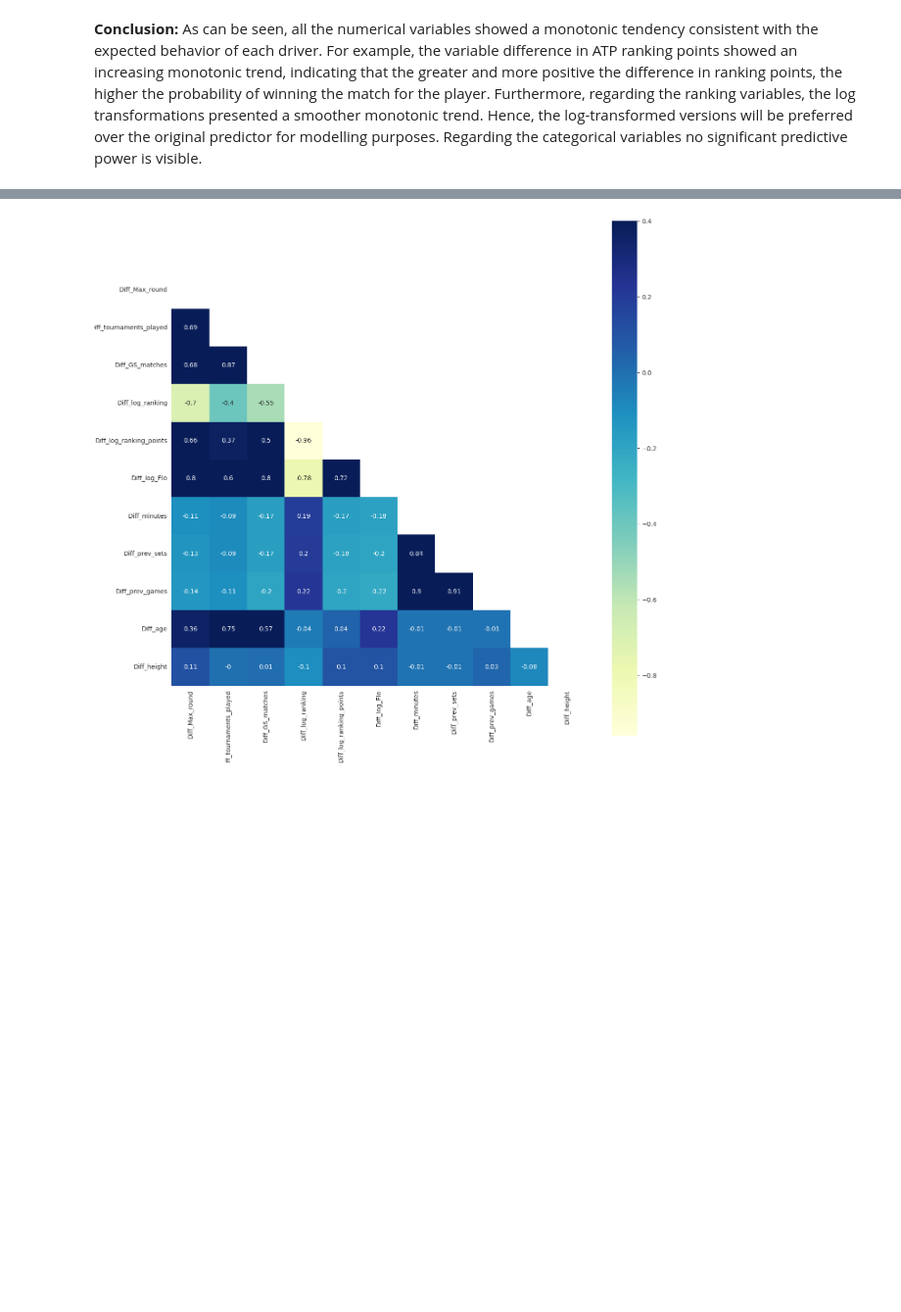
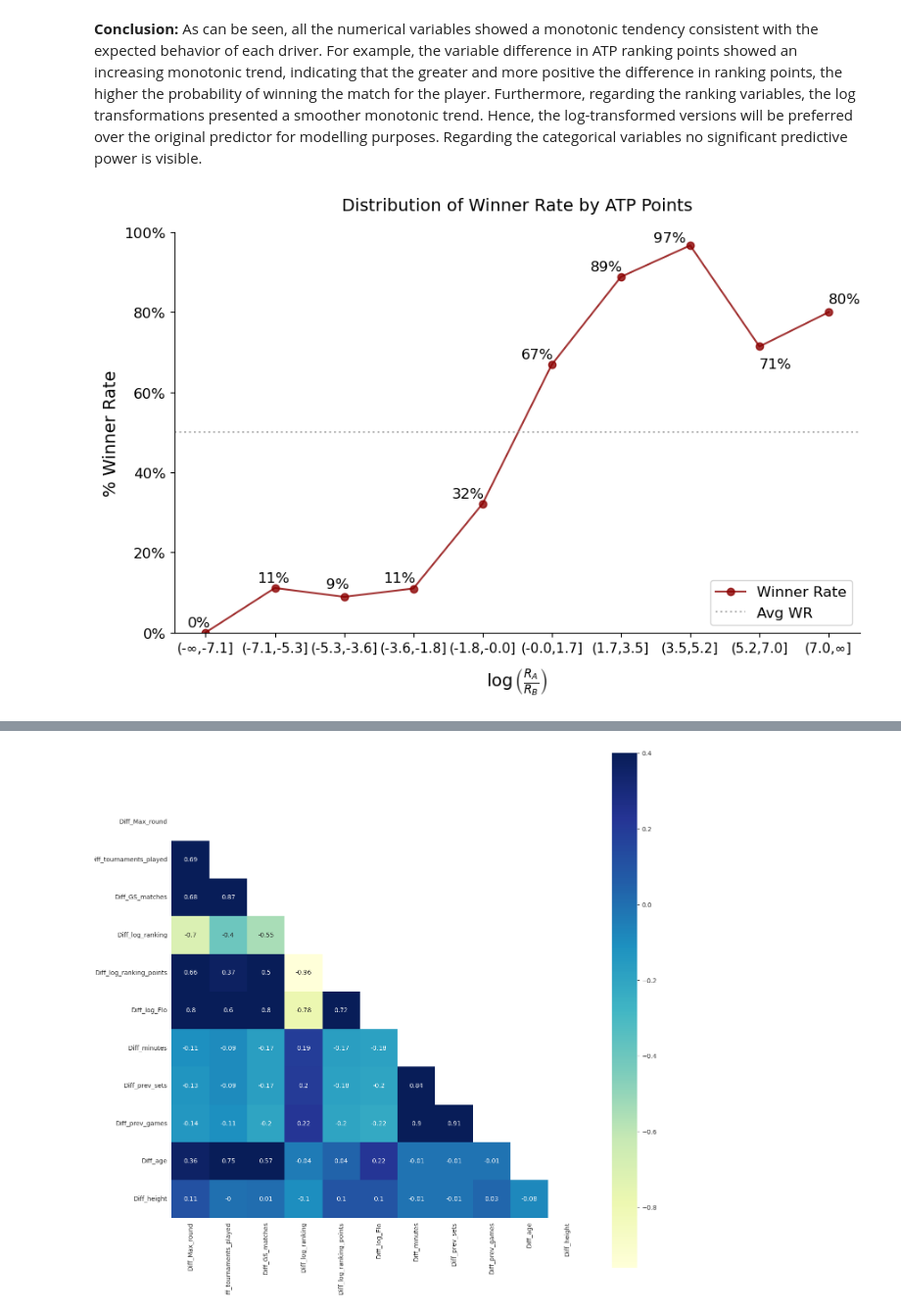
Before and after one commit to EmmVal/Research-Project-AB-Emmanuel, a Jupyter notebook: 2_Data_Stage_and_Visualisation_v1.ipynb, the cells around one changed output, grey strips where cells are left out. Shown at 98% size. Drawn from its saved outputs; the diff is of its cells as text; code cells hidden in the pictures; blank space fills up the shorter version.

```diff
--- a/2_Data_Stage_and_Visualisation_v1.ipynb
+++ b/2_Data_Stage_and_Visualisation_v1.ipynb
@@ -350,6 +406,100 @@ for col in categorical_variables:
 ... (5 outputs left out)
 # %% [markdown]
 **Conclusion:** As can be seen, all the numerical variables showed a monotonic tendency consistent with the expected behavior of each driver. For example, the variable difference in ATP ranking points showed an increasing monotonic trend, indicating that the greater and more positive the difference in ranking points, the higher the probability of winning the match for the player. Furthermore, regarding the ranking variables, the log transformations presented a smoother monotonic trend. Hence, the log-transformed versions will be preferred over the original predictor for modelling purposes. Regarding the categorical variables no significant predictive power is visible.
+# %%
+def numeric_binning_v2(db,target,bins,variable):
+        db_ax = db.copy()
+        #db_ax['metric_to_review'] = pd.qcut(db_ax[variable],bins, retbins=False, precision=4, duplicates='drop')
+        db_ax['metric_to_review'] = pd.cut(db_ax[variable], bins = bins)  # equal-sized bins
+
+        db_summary = db_ax.groupby('metric_to_review',observed=False)[target].aggregate(['count','mean']).reset_index()
+        db_summary.columns = [variable,'Cases','WR']
+
+        #Convert intervals to show -inf and inf at extremes
+        intervals = db_summary[variable]
+
+        # Replace first left bound and last right bound
+        intervals = intervals.map(lambda x: pd.Interval(
+                left=float('-inf') if x.left == intervals.min().left else x.left,
+                right=float('inf') if x.right == intervals.max().right else x.right,
+                closed=x.closed))
+
+
+        # Show integer format or decimal format
+        def format_number(x):
+            y = int(x) if db[variable][0].is_integer() else round(x,1)
+            return y
+
+        #Build labels showing -inf / inf properly for bins, compute Winner Rate WR for each bin
+        db_summary['UB'] = [ f"({ '-∞' if np.isneginf(x.left) else format_number(x.left) },{ '∞' if
+                                    np.isposinf(x.right) else format_number(x.right) }]" for x in intervals ]
+        db_summary['WR'] = db_summary['WR'].fillna(0)
+        db_summary['Winners'] = db_summary['Cases']*db_summary['WR']
+        db_summary['Winners'] = [round(x,0) for x in db_summary['Winners']]
+        db_summary = db_summary[[variable,'Cases','Winners','WR','UB']]
+
+        return db_summary
+
+
+def wr_distribution_numeric_v2(db, Target, bins, variable):
+
+    db_b = numeric_binning_v2(db, Target, bins, variable)
+    y = db_b['WR']                     # Winner rate
+    x = db_b.index
+    avg_wr = np.mean(db[Target])
+    labels = [str(x) for x in db_b['UB']]
+
+    fig, ax = plt.subplots(figsize=(9, 6))
+
+    # --- PLOT WINNER RATE ONLY ---
+    ax.plot(x, y, marker='o', linestyle='-', color='darkred',
+            label='Winner Rate', alpha=0.8)
+
+    # --- AXIS SETUP ---
+    ax.set_ylabel('% Winner Rate', fontsize=14)
+    ax.set_xlabel(r'$\log\left(\frac{R_A}{R_B}\right)$', fontsize=14, labelpad = 10)
+    ax.set_xticks(x)
+    ax.set_xticklabels(labels, fontsize=11)
+    ax.set_ylim(0, 1)
+    ax.yaxis.set_major_formatter(mtick.PercentFormatter(1, decimals=0))
+    ax.tick_params(axis='y', labelsize=12)
+
+    # --- AVERAGE WR LINE ---
+    ax.axhline(y=avg_wr, color="gray", linestyle=':',
+               label='Avg WR', alpha=0.6)
+
+    # --- PERCENTAGE LABELS TO THE RIGHT OF EACH POINT ---
+    coordinates = [(-15,3),(-15,3),(-15,5),(-25,3),(-25,3),(-25,3),(-25,3),(-30,1),(0,-20),(0,5)]
+    i = 0
+    for xi, yi in zip(x, y):
+        ax.annotate(f"{yi:.0%}",
+                    (xi, yi),
+                    xytext=(coordinates[i][0], coordinates[i][1]),
+                    textcoords='offset points',
+                    fontsize=12,
+                    ha='left',
+                    va='bottom')
+        i+=1
+
+
+    # --- LEGEND BOTTOM RIGHT ---
+    ax.legend(loc='lower right', fontsize=12)
+
+    # --- TITLE ---
+    ax.set_title(f'Distribution of Winner Rate by ATP Points',
+                 fontsize=14, pad=18)
+
+    # --- CLEAN STYLE ---
+    ax.spines['top'].set_visible(False)
+    ax.spines['right'].set_visible(False)
+
+    fig.tight_layout()
+    fig.savefig("wr_distribution.png", dpi=200)
+    plt.show()
+
+wr_distribution_numeric_v2(full_db_prep,target[0],10,'Diff_log_ranking_points')
+# %% [output]
+[figure, added]
 # %%
 # Remove ranking predictors and keep their log transformation as the transformations seem more stable
 numerical_variables.remove('Diff_Elo')
```
Also changed, not shown: parts of 14 cells of this notebook, 4 other files.
